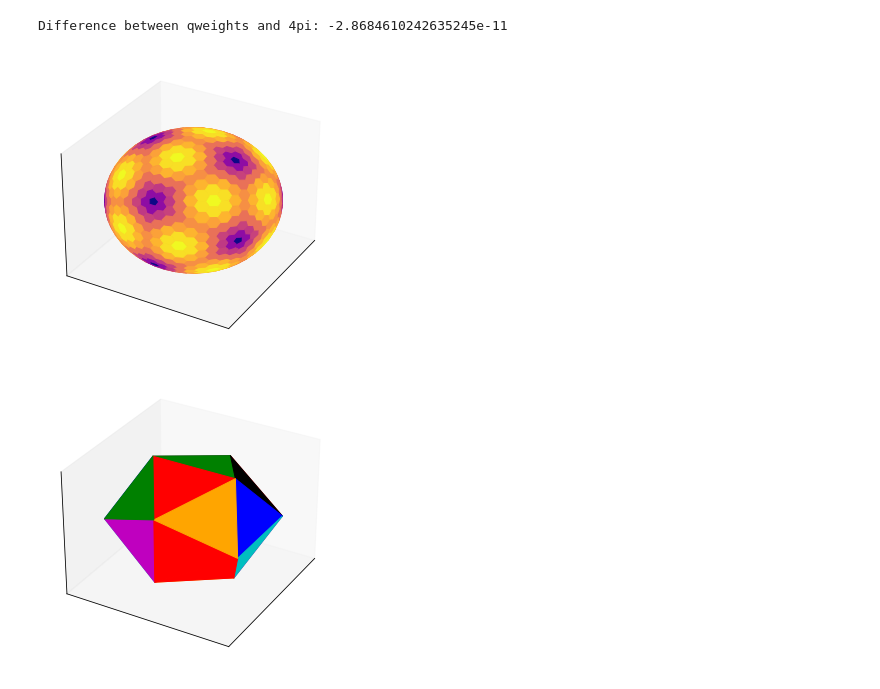
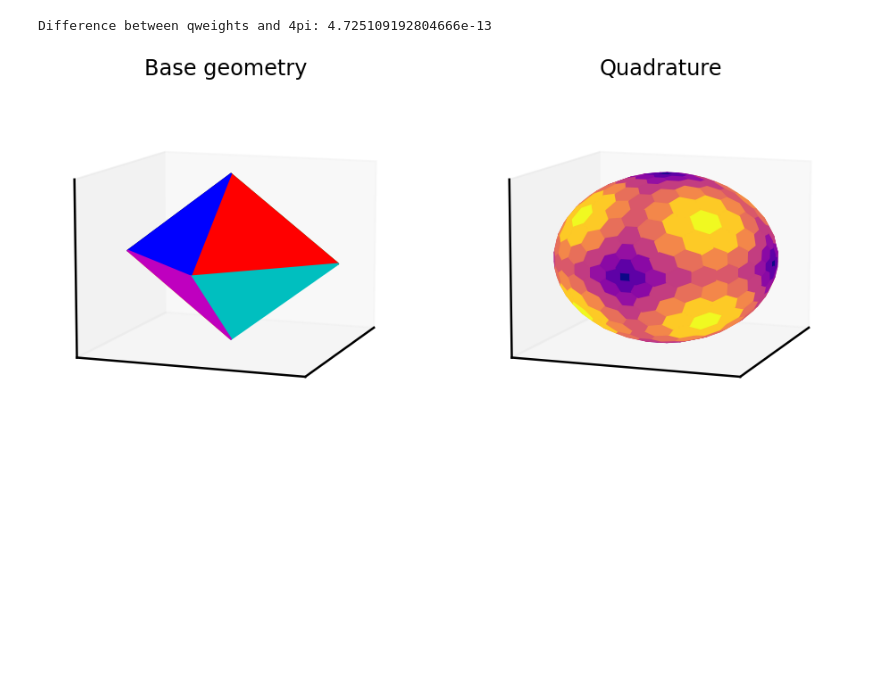
Before and after one commit to camminady/PlatonicSolidsQuadratures, a Jupyter notebook: test.ipynb, the cells around one changed output. Drawn from its saved outputs; the diff is of its cells as text; code cells hidden in the pictures; blank space fills up the shorter version.

Commit message:
Update image

```diff
--- a/test.ipynb
+++ b/test.ipynb
@@ -11,63 +9,56 @@ from platonicsolidsquadrature import *
 # %%
 n = 10
-platonicsolid = "ico"
+platonicsolid = "octa"
 
 pts,weights,neighbours,ptsdual,vertices,faces = platonicsolidsquadrature(platonicsolid, n)
+print("Difference between qweights and 4pi: {}".format(sum(weights)-np.pi*4))
+# %% [output]
+Difference between qweights and 4pi: 4.725109192804666e-13
-# %%
-print("Difference between qweights and 4pi: {}".format(sum(weights)-np.pi*4))
-# %% [output]
-Difference between qweights and 4pi: -2.8684610242635245e-11
 # %%
-fig = plt.figure()
-ax = Axes3D(fig)
+sns.set_context("poster")
+fig = plt.figure(figsize=plt.figaspect(0.5)*2)
+
+## Plot 1
+ax = fig.add_subplot(1, 2, 2, projection='3d')
 cmap = matplotlib.cm.get_cmap('plasma')
-
 weights -= np.min(weights)
 weights /= np.max(weights)
 nneighbours = [int(sum(neighbours[i,:]>=0)) for i in range(neighbours.shape[0])]
 for i in range(neighbours.shape[0]):
     x = [ptsdual[i,k,0] for k in range(nneighbours[i])]
     y = [ptsdual[i,k,1] for k in range(nneighbours[i])]
     z = [ptsdual[i,k,2] for k in range(nneighbours[i])]
     verts = [list(zip(x,y,z))]
     ax.add_collection3d(Poly3DCollection(verts,color = cmap(weights[i])))
 
 ax.set_xlim([-1,1])
 ax.set_ylim([-1,1])
 ax.set_zlim([-1,1])
-ax.view_init(30, 30)
+ax.view_init(10, 20)
 ax.set_xticks([])
 ax.set_yticks([])
 ax.set_zticks([])
+ax.set_title("Quadrature")
 
-plt.savefig("ico10.pdf")
+## Plot 2
+ax = fig.add_subplot(1, 2, 1, projection='3d')
+colors = ["r","g","b","k","c","m","w","orange",]
+for i in range(faces.shape[0]):
+    x = [vertices[faces[i,k],0] for k in range(3)]
+    y = [vertices[faces[i,k],1] for k in range(3)]
+    z = [vertices[faces[i,k],2] for k in range(3)]
+
+    verts = [list(zip(x,y,z))]
+    ax.add_collection3d(Poly3DCollection(verts,color = colors[i]))
+
+ax.set_xlim([-1,1])
+ax.set_ylim([-1,1])
+ax.set_zlim([-1,1])
+ax.view_init(10, 20)
+ax.set_xticks([])
+ax.set_yticks([])
+ax.set_zticks([]);
+ax.set_title("Base geometry")
+plt.savefig("image1.png")
 # %% [output]
-[figure, old version]
+[figure, new version]
-# %%
-fig = plt.figure()
-ax = Axes3D(fig)
-cmap = matplotlib.cm.get_cmap('plasma')
-
-weights -= np.min(weights)
-weights /= np.max(weights)
-nneighbours = [int(sum(neighbours[i,:]>=0)) for i in range(neighbours.shape[0])]
-colors = ["r","g","b","k","c","m","r","orange",]
-for i in range(faces.shape[0]):
-    x = [vertices[faces[i,k],0] for k in range(3)]
-    y = [vertices[faces[i,k],1] for k in range(3)]
-    z = [vertices[faces[i,k],2] for k in range(3)]
-
-    verts = [list(zip(x,y,z))]
-    ax.add_collection3d(Poly3DCollection(verts,color = colors[i%8]))
-
-ax.set_xlim([-1,1])
-ax.set_ylim([-1,1])
-ax.set_zlim([-1,1])
-ax.view_init(30, 30)
-ax.set_xticks([])
-ax.set_yticks([])
-ax.set_zticks([])
-
-plt.savefig("ico.pdf")
-# %% [output]
-[figure, removed]
```
Also changed, not shown: parts of 1 cell of this notebook, 3 other files.
